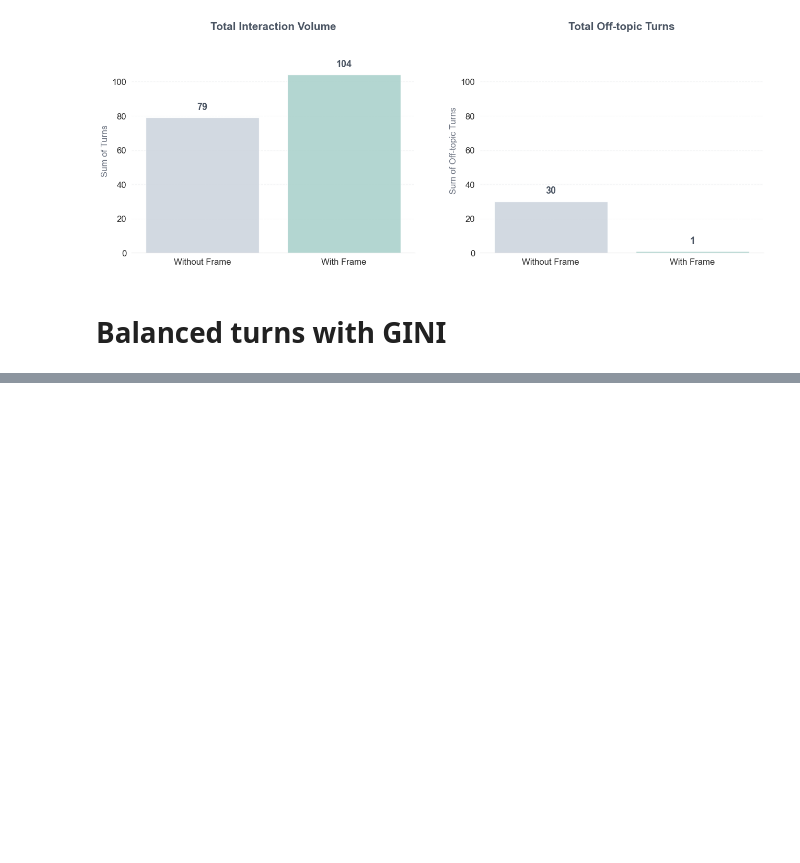
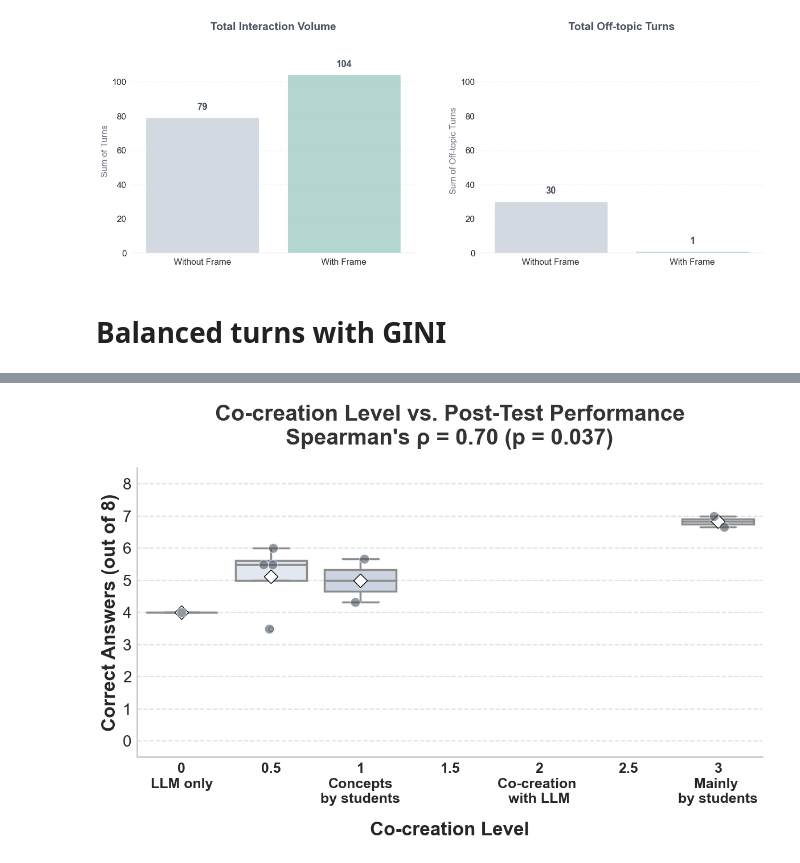
Before and after one commit to OlgaMuss/LLM_Frames_Paper, a Jupyter notebook: Data_analysis/Buildbot_analysis_for_LLM_paper.ipynb, the cells around one changed output, grey strips where cells are left out. Saved outputs shown, nothing was run; the diff lists cells and outputs as text; code cells hidden in the pictures; blank space fills up the shorter version.

```diff
--- a/Data_analysis/Buildbot_analysis_for_LLM_paper.ipynb
+++ b/Data_analysis/Buildbot_analysis_for_LLM_paper.ipynb
@@ -406,3 +417,98 @@ Level 0: Mean Score = 4.00 (n=1)
 Level 0: Mean Score = 5.12 (n=4)
 Level 1: Mean Score = 5.00 (n=2)
 Level 3: Mean Score = 6.83 (n=2)
+# %%
+# 1. Prepare the data
+# Using the exact long column names from your CSV
+cocreation_col = "Co-creation Level (0:LLM did it all, 1: concepts by students/rest llm, 2: concepts by the students, co-creation of the mnemonic, 3: mainly by students)"
+score_col = "average nb of correct answers on LLM_Microcontollers (out of 8)"
+
+# Extract and drop missing values
+df_cocreation = df_analysis[[cocreation_col, score_col]].dropna()
+df_cocreation.columns = ['Level', 'Score']
+
+# Get all unique levels in the data
+actual_levels = sorted(df_cocreation['Level'].unique())
+print(f"Actual levels in data: {actual_levels}")
+
+# Define all expected levels (including half-steps)
+expected_levels = [0, 0.5, 1, 1.5, 2, 2.5, 3]
+
+# Combine actual and expected to get full x-axis range
+all_x_values = sorted(set(actual_levels) | set(expected_levels))
+
+# 2. Statistical Analysis (Spearman Rank Correlation)
+from scipy.stats import spearmanr
+rho, p_val = spearmanr(df_cocreation['Level'], df_cocreation['Score'])
+
+# 3. Define level labels - SHORT VERSION FOR SLIDES
+level_labels = {
+    0: "0\nLLM only",
+    0.5: "0.5",
+    1: "1\nConcepts\nby students",
+    1.5: "1.5",
+    2: "2\nCo-creation \nwith LLM",
+    2.5: "2.5",
+    3: "3\nMainly \nby students"
+}
+
+# 4. Visualization - OPTIMIZED FOR SLIDES
+plt.figure(figsize=(12, 8))
+
+# Define a soft pastel sequence
+pastel_palette = ["#E2E8F0", "#CBD5E1", "#A5D8D0", "#93C5FD"]
+
+ax = sns.boxplot(data=df_cocreation, x='Level', y='Score',
+                 order=all_x_values,
+                 color='#E2E8F0',
+                 showmeans=True,
+                 meanprops={"marker":"D", "markerfacecolor":"white", "markeredgecolor":"black", "markersize":"12"},
+                 linewidth=2.5)
+
+# Manually color the boxes with pastel palette
+for i, patch in enumerate(ax.patches):
+    # Map colors to the integer part of the level for consistency
+    level_idx = int(all_x_values[i])
+    patch.set_facecolor(pastel_palette[level_idx % len(pastel_palette)])
+
+# Add individual group points - LARGER
+sns.stripplot(data=df_cocreation, x='Level', y='Score',
+              order=all_x_values,
+              color='#4B5563', alpha=0.6, size=12, linewidth=1, edgecolor='white')
+
+# Set labels and title - MUCH LARGER TEXT
+plt.title(f"Co-creation Level vs. Post-Test Performance\nSpearman's ρ = {rho:.2f} (p = {p_val:.3f})",
+          fontweight='bold', fontsize=28, pad=30, color='#333333')
+
+plt.xlabel("Co-creation Level", fontsize=24, labelpad=20, fontweight='bold')
+plt.ylabel("Correct Answers (out of 8)", fontsize=24, fontweight='bold')
+plt.ylim(-0.5, 8.5)
+
+# Set custom x-tick labels - LARGER
+ax.set_xticklabels([level_labels.get(x, f"{x}") for x in all_x_values], fontsize=18, fontweight='bold')
+
+# Y-axis ticks LARGER
+ax.tick_params(axis='y', labelsize=20)
+
+# Clean up axes - THICKER LINES
+ax.spines['top'].set_visible(False)
+ax.spines['right'].set_visible(False)
+ax.spines['left'].set_linewidth(2)
+ax.spines['bottom'].set_linewidth(2)
+ax.yaxis.grid(True, linestyle='--', which='major', color='#D1D5DB', alpha=0.7, linewidth=1.5)
+
+plt.tight_layout()
+plt.show()
+
+# Print detailed summary
+print("\nAnalysis Summary:")
+print(f"Groups analyzed: {len(df_cocreation)}")
+for level in all_x_values:
+    level_data = df_cocreation[df_cocreation['Level'] == level]['Score']
+    if len(level_data) > 0:
+        mean_score = level_data.mean()
+        count = len(level_data)
+        print(f"Level {level}: Mean Score = {mean_score:.2f} (n={count})")
+    else:
+        print(f"Level {level}: No data")
+# %% [output]
@@ -408,0 +516 @@ Level 3: Mean Score = 6.83 (n=2)
+[figure, added]
```
Also changed, not shown: parts of 17 cells of this notebook, 5 other files.
